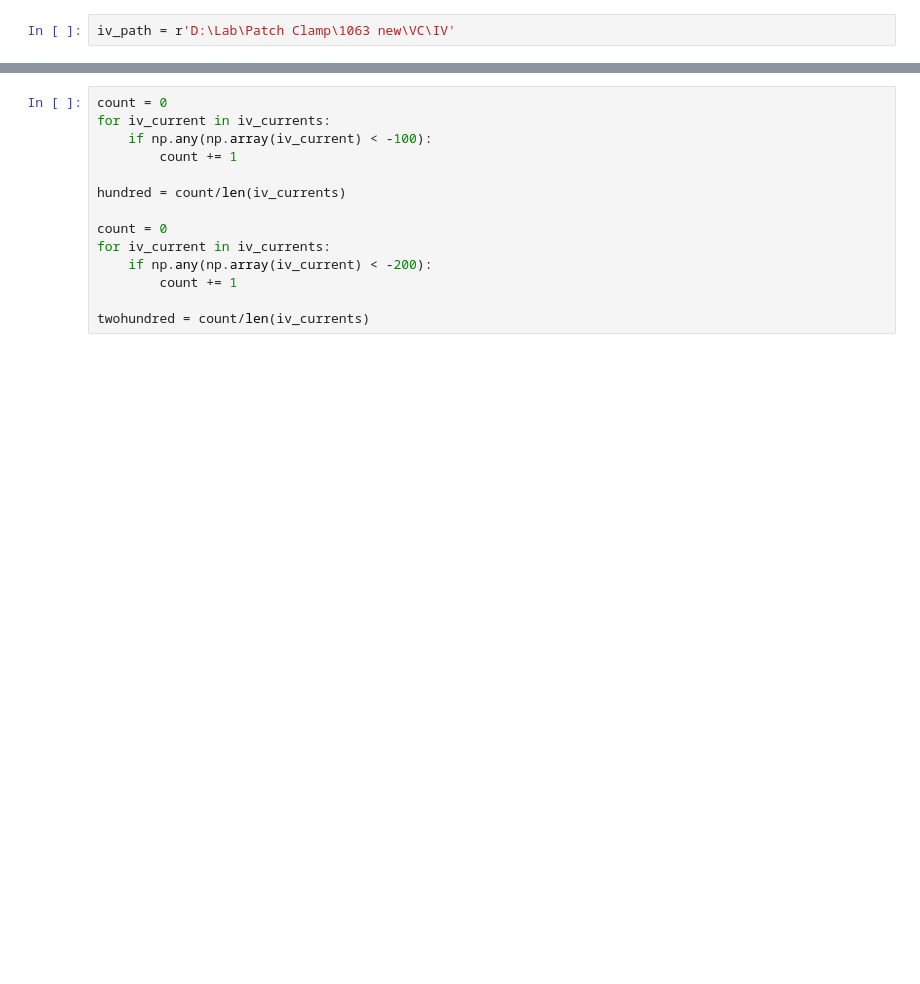
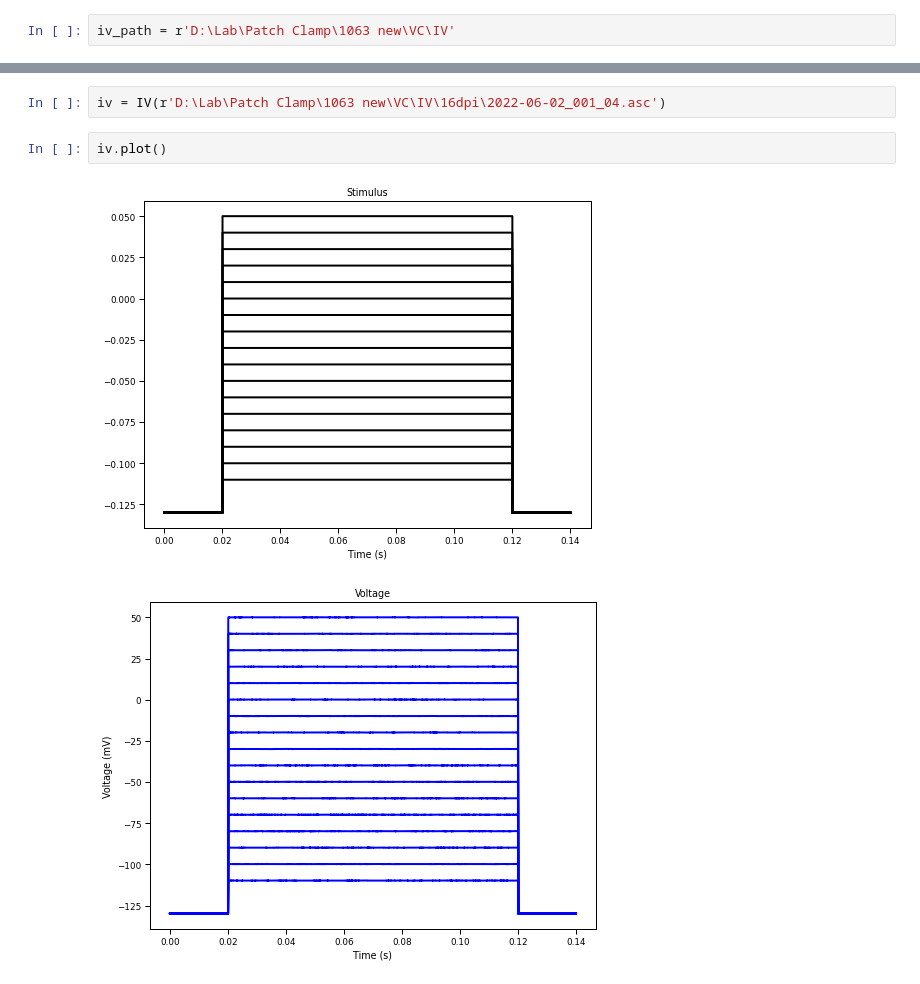
Before and after one commit to AmSchulte/Nociceptor, a Jupyter notebook: Patch Clamp/Voltage Clamp/TTX res. currents.ipynb, the cells around one changed output, grey strips where cells are left out. Saved outputs shown, nothing was run; the diff lists cells and outputs as text; blank space fills up the shorter version.

```diff
--- a/Patch Clamp/Voltage Clamp/TTX res. currents.ipynb
+++ b/Patch Clamp/Voltage Clamp/TTX res. currents.ipynb
@@ -45,15 +57,8 @@ D:\Lab\Patch Clamp\1063 new\VC\IV\15dpi\2022-04-05_001_12.asc
 ... (52 outputs left out)
-# %%
-count = 0
-for iv_current in iv_currents:
-    if np.any(np.array(iv_current) < -100):
-        count += 1
-
-hundred = count/len(iv_currents)
-
-count = 0
-for iv_current in iv_currents:
-    if np.any(np.array(iv_current) < -200):
-        count += 1
-
-twohundred = count/len(iv_currents)
+# %%
+iv = IV(r'D:\Lab\Patch Clamp\1063 new\VC\IV\16dpi\2022-06-02_001_04.asc')
+# %%
+iv.plot()
+# %% [output]
+[figure, added]
+[figure, added]
```
Also changed, not shown: parts of 11 cells of this notebook, 5 other files.
